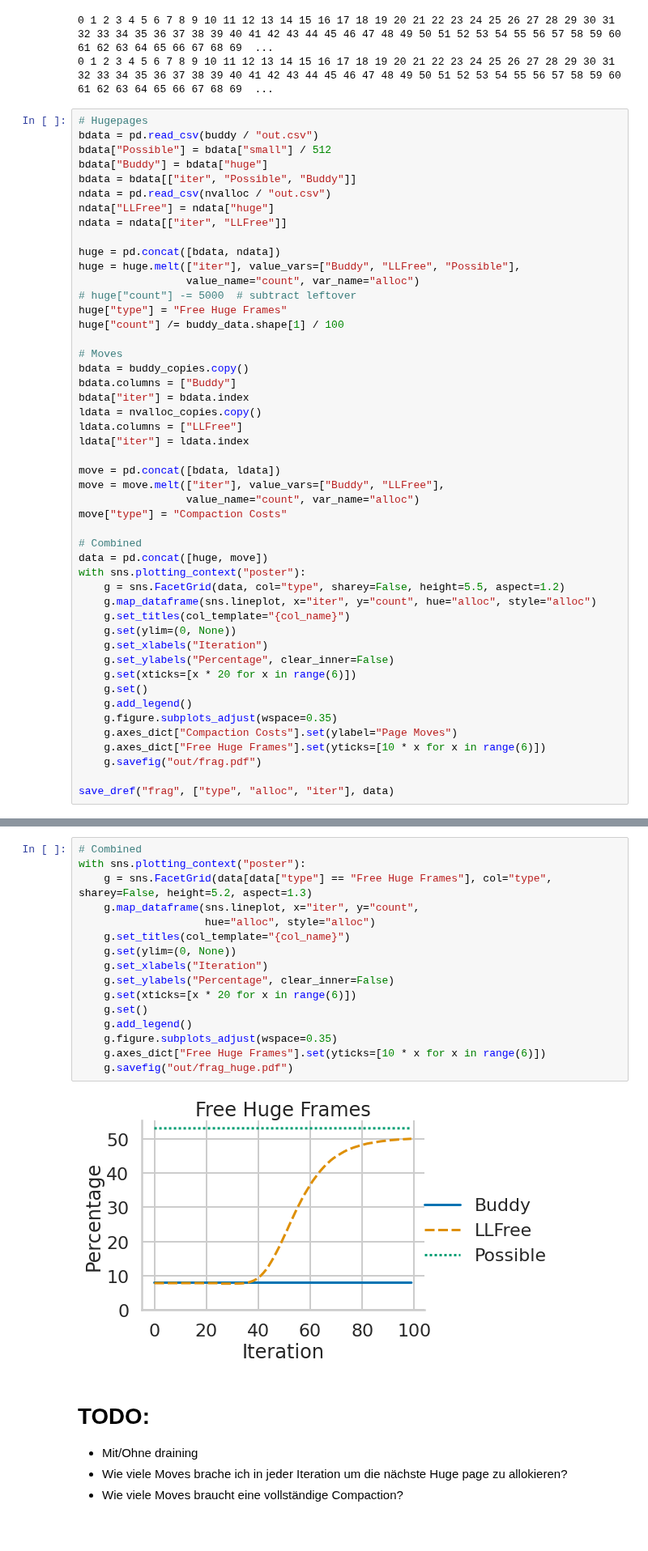
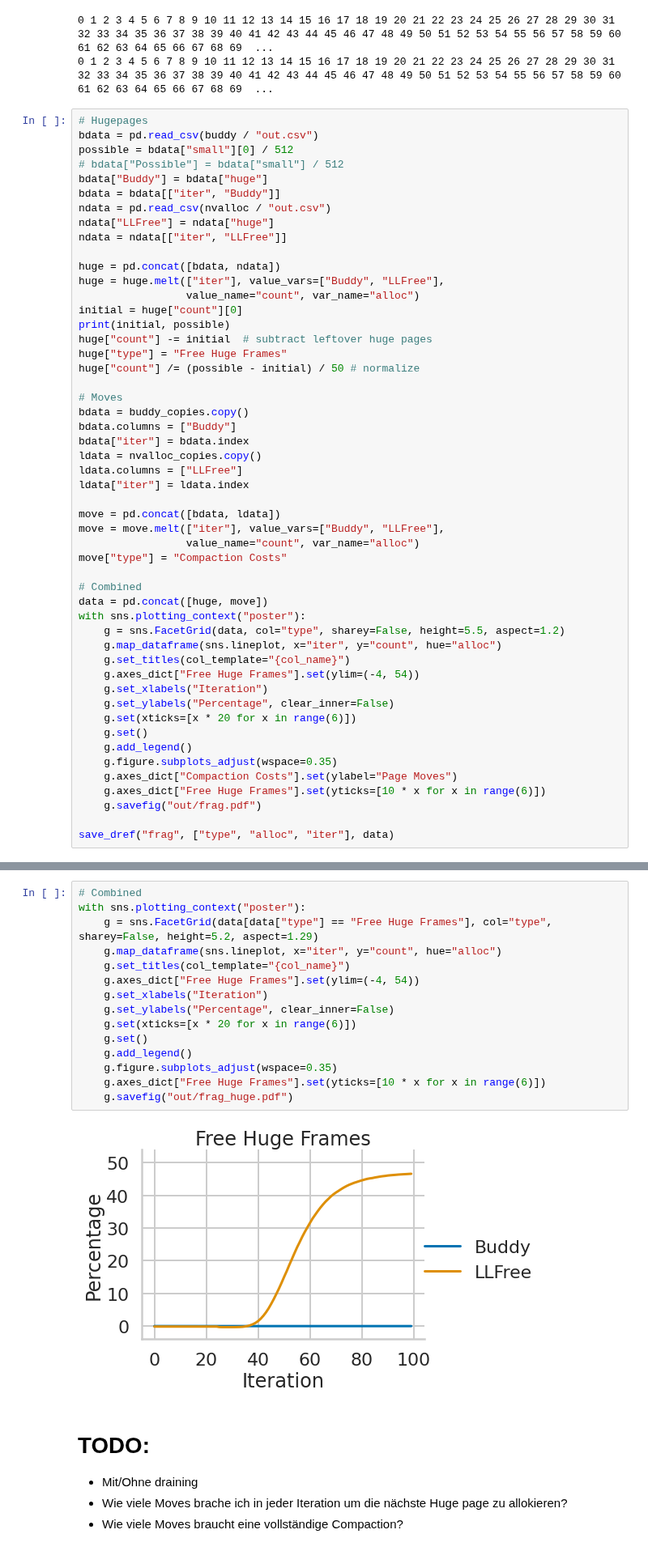
Before and after one commit to luhsra/llfree-bench, a Jupyter notebook: frag.ipynb, the cells around one changed output, grey strips where cells are left out. Shown at 81% size. Cells and saved outputs as stored; diff of their text form.

Commit message:
:sparkles: Normalize frag huge frames

```diff
--- a/frag.ipynb
+++ b/frag.ipynb
@@ -179,19 +179,22 @@ nvalloc_copies = compaction_copies_per_iteration(nvalloc_data)
 # %%
 # Hugepages
 bdata = pd.read_csv(buddy / "out.csv")
-bdata["Possible"] = bdata["small"] / 512
+possible = bdata["small"][0] / 512
+# bdata["Possible"] = bdata["small"] / 512
 bdata["Buddy"] = bdata["huge"]
-bdata = bdata[["iter", "Possible", "Buddy"]]
+bdata = bdata[["iter", "Buddy"]]
 ndata = pd.read_csv(nvalloc / "out.csv")
 ndata["LLFree"] = ndata["huge"]
 ndata = ndata[["iter", "LLFree"]]
 
 huge = pd.concat([bdata, ndata])
-huge = huge.melt(["iter"], value_vars=["Buddy", "LLFree", "Possible"],
+huge = huge.melt(["iter"], value_vars=["Buddy", "LLFree"],
                  value_name="count", var_name="alloc")
-# huge["count"] -= 5000  # subtract leftover
+initial = huge["count"][0]
+print(initial, possible)
+huge["count"] -= initial  # subtract leftover huge pages
 huge["type"] = "Free Huge Frames"
-huge["count"] /= buddy_data.shape[1] / 100
+huge["count"] /= (possible - initial) / 50 # normalize
 
 # Moves
 bdata = buddy_copies.copy()
@@ -210,9 +213,9 @@ move["type"] = "Compaction Costs"
 data = pd.concat([huge, move])
 with sns.plotting_context("poster"):
     g = sns.FacetGrid(data, col="type", sharey=False, height=5.5, aspect=1.2)
-    g.map_dataframe(sns.lineplot, x="iter", y="count", hue="alloc", style="alloc")
+    g.map_dataframe(sns.lineplot, x="iter", y="count", hue="alloc")
     g.set_titles(col_template="{col_name}")
-    g.set(ylim=(0, None))
+    g.axes_dict["Free Huge Frames"].set(ylim=(-4, 54))
     g.set_xlabels("Iteration")
     g.set_ylabels("Percentage", clear_inner=False)
     g.set(xticks=[x * 20 for x in range(6)])
@@ -229,21 +233,20 @@ save_dref("frag", ["type", "alloc", "iter"], data)
 # %%
 # Combined
 with sns.plotting_context("poster"):
-    g = sns.FacetGrid(data[data["type"] == "Free Huge Frames"], col="type", sharey=False, height=5.2, aspect=1.3)
-    g.map_dataframe(sns.lineplot, x="iter", y="count",
-                    hue="alloc", style="alloc")
+    g = sns.FacetGrid(data[data["type"] == "Free Huge Frames"], col="type", sharey=False, height=5.2, aspect=1.29)
+    g.map_dataframe(sns.lineplot, x="iter", y="count", hue="alloc")
     g.set_titles(col_template="{col_name}")
-    g.set(ylim=(0, None))
+    g.axes_dict["Free Huge Frames"].set(ylim=(-4, 54))
     g.set_xlabels("Iteration")
     g.set_ylabels("Percentage", clear_inner=False)
     g.set(xticks=[x * 20 for x in range(6)])
     g.set()
     g.add_legend()
     g.figure.subplots_adjust(wspace=0.35)
     g.axes_dict["Free Huge Frames"].set(yticks=[10 * x for x in range(6)])
     g.savefig("out/frag_huge.pdf")
 # %% [output]
-[figure, old version]
+[figure, new version]
 # %% [markdown]
 # TODO:
 
```
Also changed, not shown: parts of 1 cell of this notebook, 6 other files.
